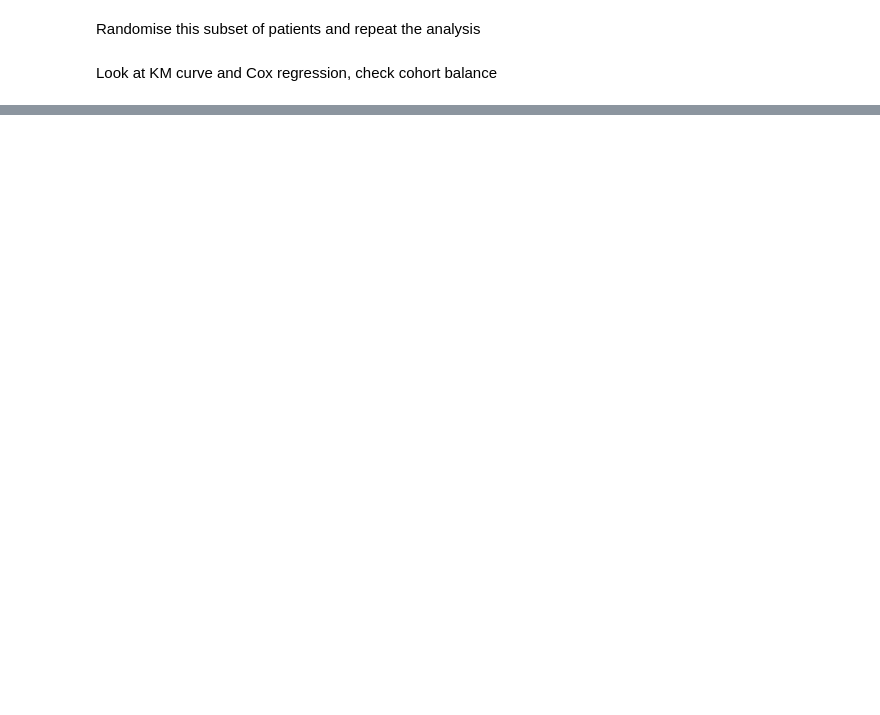
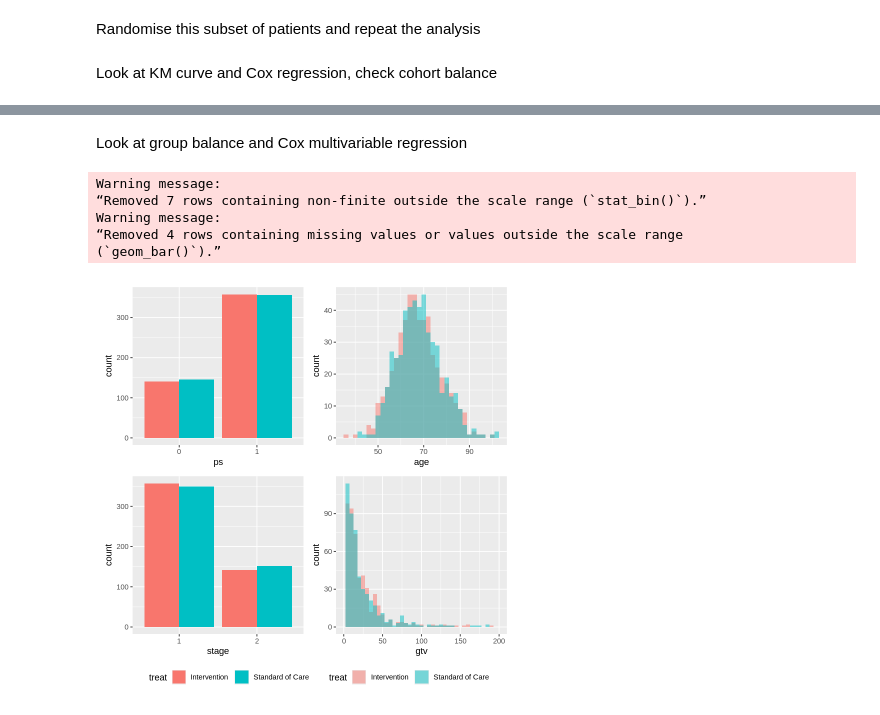
Before and after one commit to gpricechristie/introductionToClinicalTrials, a Jupyter notebook: simulateTrials.ipynb, the cells around one changed output, grey strips where cells are left out. Drawn from its saved outputs; the diff is of its cells as text; code cells hidden in the pictures; blank space fills up the shorter version.

Commit message:
Also includes analysis of those outside of selection criteria

```diff
--- a/simulateTrials.ipynb
+++ b/simulateTrials.ipynb
@@ -31,3 +35,8 @@ population = read.csv('simulatedPopulation.csv')
+# %%
+population = read.csv('simulatedPopulation.csv')
+population$ps = as.factor(population$ps)
+population$sex = as.factor(population$sex)
+population$stage = as.factor(population$stage)
 # %% [markdown]
 Create demographic table and plot descriptive statistics
 # %%
@@ -308,3 +398,25 @@ ggsurvfit(survfit2(selectSurv~treat, data=patients_included), type = "survival")
+# %% [markdown]
+Look at group balance and Cox multivariable regression
+# %%
+p1 = ggplot(patients_included,aes(x=ps, group=treat, fill=treat)) +
+  geom_bar(stat='count',position='dodge')
+p2 = ggplot(patients_included,aes(x=age, group=treat, fill=treat)) +
+  geom_histogram(binwidth=2,position = 'identity',alpha=0.5)
+p3 = ggplot(patients_included,aes(x=stage, group=treat, fill=treat)) +
+  geom_bar(stat='count',position='dodge')
+p4 = ggplot(patients_included,aes(x=gtv, group=treat, fill=treat)) +
+  geom_histogram(binwidth=5,position = 'identity',alpha=0.5) +
+  xlim(0, 200)
+
+combined <- p1 + p2 +p3 + p4 & theme(legend.position = "bottom")
+combined + plot_layout(guides = "collect")
+# %% [output]
+Warning message:
+“Removed 7 rows containing non-finite outside the scale range (`stat_bin()`).”
+Warning message:
+“Removed 4 rows containing missing values or values outside the scale range
+(`geom_bar()`).”
+[figure, added]
 # %%
 selectCox = coxph(selectSurv~ age + sex + ps + stage + log(gtv) + treat, data=patients_included)
 summary(selectCox)
```
Also changed, not shown: parts of 24 cells of this notebook.
